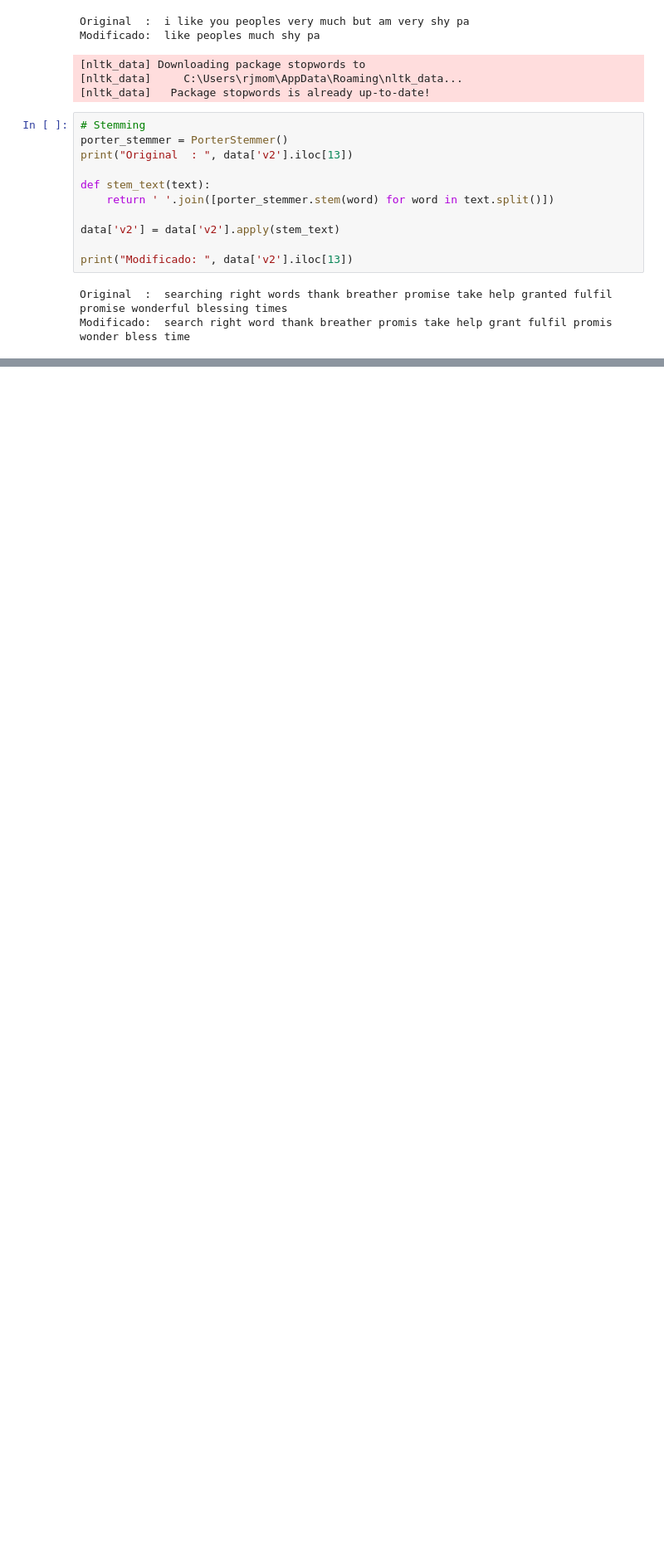
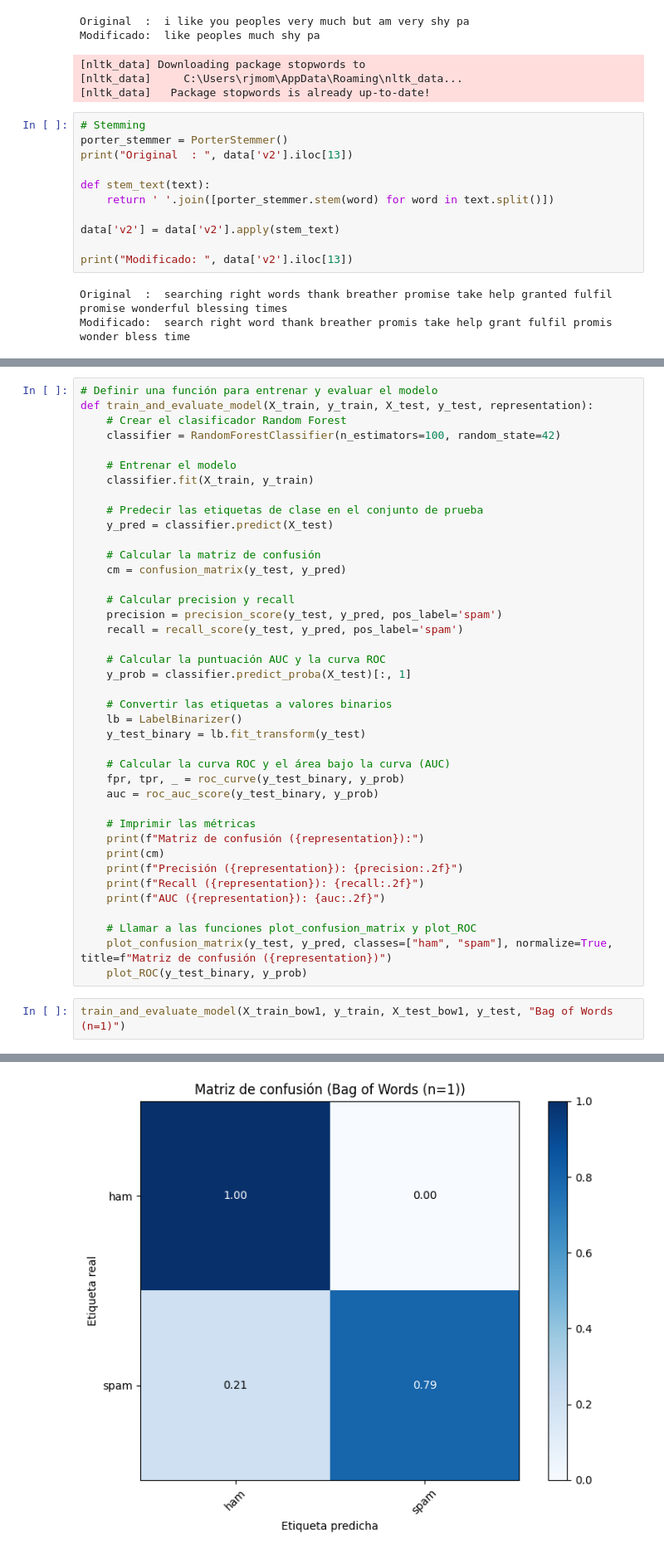
Before and after one commit to her20053/Security-Data-Science, a Jupyter notebook: Laboratorio 2/Lab2.ipynb, the cells around one changed output, grey strips where cells are left out. Shown at 83% size. Drawn from its saved outputs; the diff is of its cells as text; blank space fills up the shorter version.

Commit message:
modelos

```diff
--- a/Laboratorio 2/Lab2.ipynb
+++ b/Laboratorio 2/Lab2.ipynb
@@ -103,0 +273,43 @@ Representacion de Texto
+# %%
+# Definir una función para entrenar y evaluar el modelo
+def train_and_evaluate_model(X_train, y_train, X_test, y_test, representation):
+    # Crear el clasificador Random Forest
+    classifier = RandomForestClassifier(n_estimators=100, random_state=42)
+
+    # Entrenar el modelo
+    classifier.fit(X_train, y_train)
+
+    # Predecir las etiquetas de clase en el conjunto de prueba
+    y_pred = classifier.predict(X_test)
+
+    # Calcular la matriz de confusión
+    cm = confusion_matrix(y_test, y_pred)
+
+    # Calcular precision y recall
+    precision = precision_score(y_test, y_pred, pos_label='spam')
+    recall = recall_score(y_test, y_pred, pos_label='spam')
+
+    # Calcular la puntuación AUC y la curva ROC
+    y_prob = classifier.predict_proba(X_test)[:, 1]
+
+    # Convertir las etiquetas a valores binarios
+    lb = LabelBinarizer()
+    y_test_binary = lb.fit_transform(y_test)
+
+    # Calcular la curva ROC y el área bajo la curva (AUC)
+    fpr, tpr, _ = roc_curve(y_test_binary, y_prob)
+    auc = roc_auc_score(y_test_binary, y_prob)
+
+    # Imprimir las métricas
+    print(f"Matriz de confusión ({representation}):")
+    print(cm)
+    print(f"Precisión ({representation}): {precision:.2f}")
+    print(f"Recall ({representation}): {recall:.2f}")
+    print(f"AUC ({representation}): {auc:.2f}")
+
+    # Llamar a las funciones plot_confusion_matrix y plot_ROC
+    plot_confusion_matrix(y_test, y_pred, classes=["ham", "spam"], normalize=True, title=f"Matriz de confusión ({representation})")
+    plot_ROC(y_test_binary, y_prob)
+# %%
+train_and_evaluate_model(X_train_bow1, y_train, X_test_bow1, y_test, "Bag of Words (n=1)")
+# %% [output]
@@ -103,0 +322 @@ Representacion de Texto
+[figure, added]
```
Also changed, not shown: parts of 16 cells of this notebook, 1 other file.
